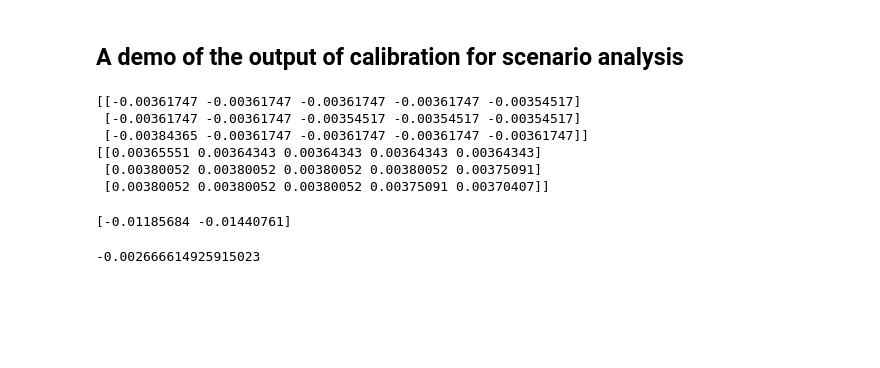
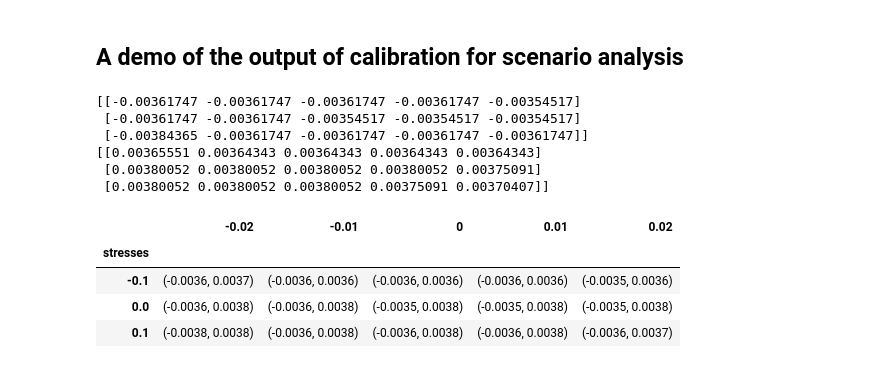
Before and after one commit to TurquoiseKitty/ScenarioAnalysis, a Jupyter notebook: ToyDemo.ipynb, the cells around one changed output. Cells and saved outputs as stored; diff of their text form; code cells hidden in the pictures; blank space fills up the shorter version.

```diff
--- a/ToyDemo.ipynb
+++ b/ToyDemo.ipynb
@@ -364,11 +364,22 @@ print(upper_mat)
 [[0.00365551 0.00364343 0.00364343 0.00364343 0.00364343]
  [0.00380052 0.00380052 0.00380052 0.00380052 0.00375091]
  [0.00380052 0.00380052 0.00380052 0.00375091 0.00370407]]
-# %%
-print(Z_X_data[pick_index][:2])
-# %% [output]
-[-0.01185684 -0.01440761]
-# %%
-print(Y_data[pick_index])
-# %% [output]
--0.002666614925915023
+# %%
+import pandas as pd
+
+d = {"stresses":stress_1_list}
+for i in range(len(stress_2_list)):
+    d[stress_2_list[i]] = []
+    for j in range(len(stress_1_list)):
+        d[stress_2_list[i]].append((float(format(lower_mat[j, i], '.2g')), float(format(upper_mat[j, i], '.2g'))))
+
+
+df = pd.DataFrame(data=d).set_index("stresses")
+
+df
+# %% [output]
+|  | -0.02 | -0.01 | 0 | 0.01 | 0.02 |
+| stresses |  |  |  |  |  |
+| -0.1 | (-0.0036, 0.0037) | (-0.0036, 0.0036) | (-0.0036, 0.0036) | (-0.0036, 0.0036) | (-0.0035, 0.0036) |
+| 0.0 | (-0.0036, 0.0038) | (-0.0036, 0.0038) | (-0.0035, 0.0038) | (-0.0035, 0.0038) | (-0.0035, 0.0038) |
+| 0.1 | (-0.0038, 0.0038) | (-0.0036, 0.0038) | (-0.0036, 0.0038) | (-0.0036, 0.0038) | (-0.0036, 0.0037) |
```
Also changed, not shown: 10 other files.
